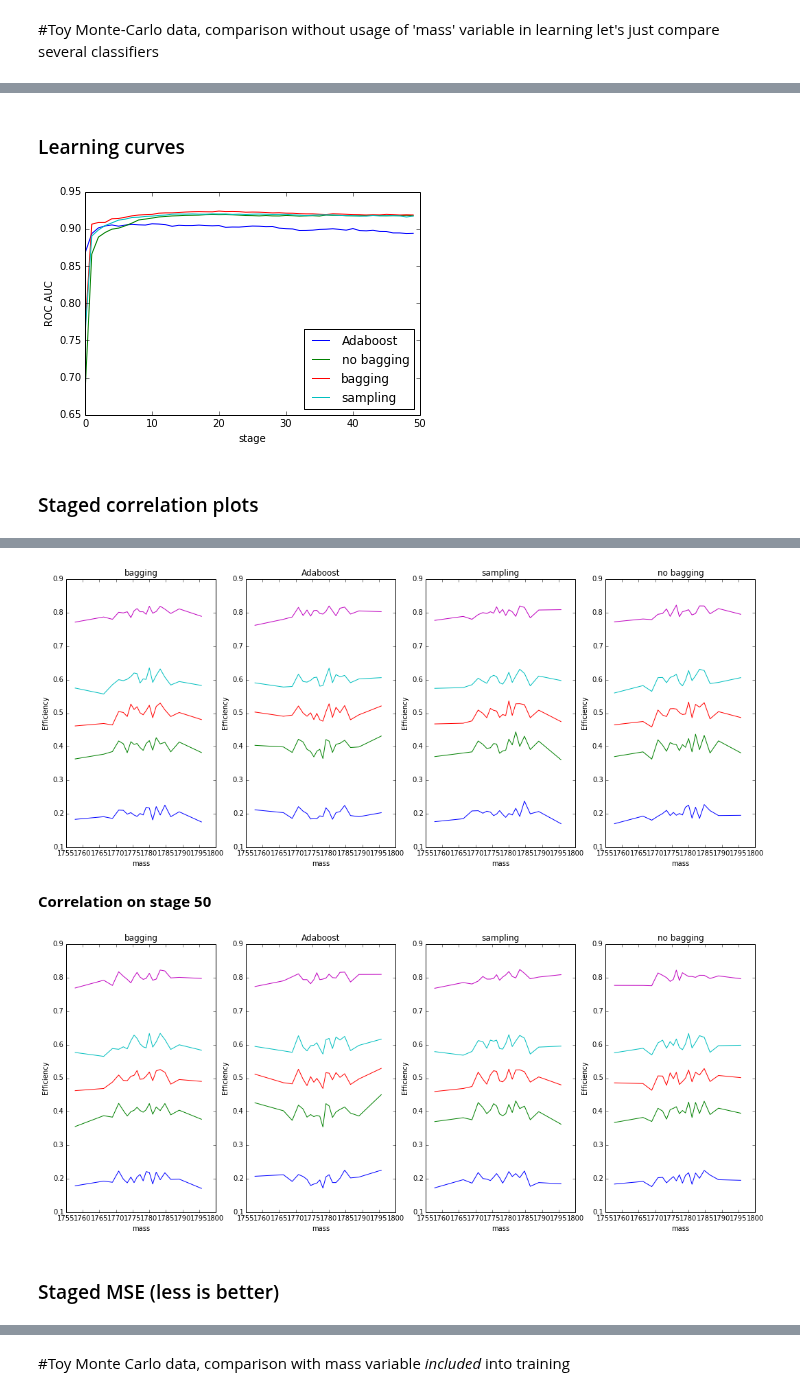
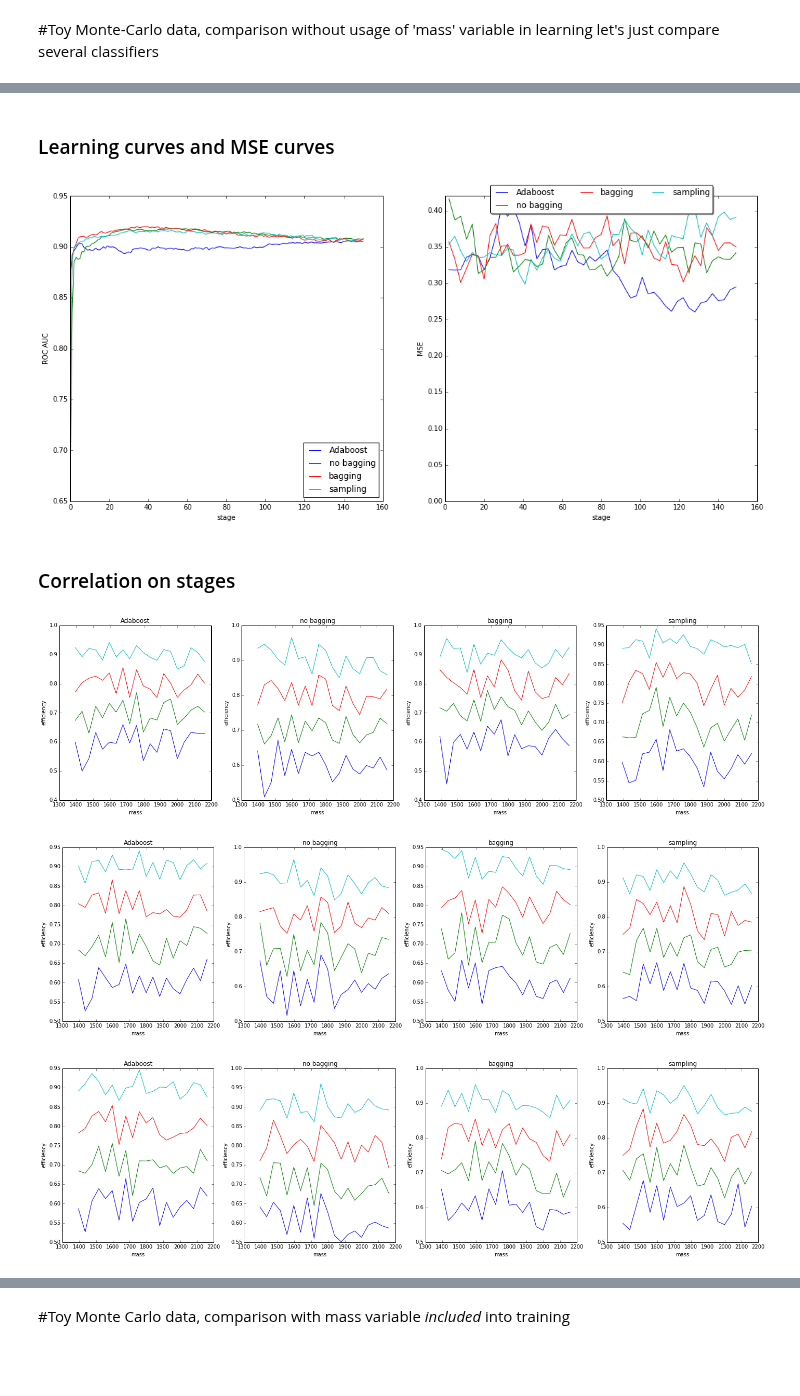
Before and after one commit to anaderi/lhcb_trigger_ml, a Jupyter notebook: IPythonWorkflow/uBoostClassifier.ipynb, the cells around one changed output, grey strips where cells are left out. Cells and saved outputs as stored; diff of their text form; code cells hidden in the pictures; blank space fills up the shorter version.

```diff
--- a/IPythonWorkflow/uBoostClassifier.ipynb
+++ b/IPythonWorkflow/uBoostClassifier.ipynb
@@ -79,3 +27,21 @@ def ShowResultsOnData(classifiers_dict, X, y, uniforming_variables, step=5):
+# %%
+def print_report(classifiers_dict, X, y, uniform_variables, stages=[50, 100, 150]):
+    """ This function prints some report:
+    draws correlation of efficiency along uniforming_variables after each 'step' stages,
+    outputs staged correlations, and builds resulting ROC curves
+    """
+    pred = classifiers_dict.test_on(X, y)
+
+    display_html("<h3>Learning curves and MSE curves</h3>", raw=True)
+    pred._strip_figure(2)
+    subplot(121), pred.learning_curves()
+    subplot(122), pred.mse_curves(uniform_variables).show()
+
+    display_html("<h3>Correlation on stages</h3>", raw=True)
+    pred.efficiency(uniform_variables, stages=stages).show()
+
+    display_html("<h3>ROC curves</h3>", raw=True)
+    pred.roc(stages=stages).show()
 # %% [markdown]
 #Experiments with gaussian distribution
 # %%
@@ -159,25 +111,28 @@ first, let's compare the behavior when 'mass' variable is included into training
 # there is Toy MonteCarlo file, which is included in repository, it is splitted into train and test
 inputDF = pandas.read_csv('datasets/ToyMC_blend_train_folds_0_nfolds_1.csv', sep='\t').dropna()
 
-y = inputDF['is_signal']
+y = numpy.array(inputDF['is_signal'])
 X = inputDF.drop(['is_signal'], axis = 1)
+# important - switching classes, we want to be efficient in background!
+y = 1 - y
 mc_trainX, mc_testX, mc_trainY, mc_testY = commonutils.my_train_test_split(X, y, train_size = 0.25)
 
 # Note there are different arguments of tree classifier, and one can play with them!
-# Or even use other base_classifiers
+# Or even use other classifiers
 mc_base_estimator = DecisionTreeClassifier(max_depth=3)
 
 non_mass_variables = [col for col in mc_trainX.columns if col != 'mass']
 mc1_args = {'uniform_variables': ['mass'],
-           'n_estimators': 50,
+           'n_estimators': n_estimators,
            'base_estimator': mc_base_estimator,
            'n_neighbors': 50,
            'efficiency_steps': 10}
 
-mc1_classifiers = OrderedDict()
+mc1_classifiers = reports.ClassifiersDict()
 
 mc1_classifiers['with mass']   = uBoostClassifier(bagging=False, **mc1_args)
 mc1_classifiers['without mass']= uBoostClassifier(bagging=False, train_variables=non_mass_variables, **mc1_args)
 
-reports.trainClassifiers(mc1_classifiers, mc_trainX, mc_trainY, ipc_profile=ipc_profile)
+mc1_classifiers.fit(mc_trainX, mc_trainY, ipc_profile=ipc_profile)
+pass
 # %% [output]
@@ -244,13 +180,14 @@ let's just compare several classifiers
 mc2_args = mc1_args.copy()
 mc2_args['train_variables'] = non_mass_variables
 
-mc2_classifiers = OrderedDict()
+mc2_classifiers = reports.ClassifiersDict()
 
 mc2_classifiers['Adaboost']   = HidingClassifier(train_variables=non_mass_variables,
-                                    base_estimator=AdaBoostClassifier(n_estimators=50, base_estimator=mc_base_estimator))
+                                    base_estimator=AdaBoostClassifier(n_estimators=n_estimators, base_estimator=mc_base_estimator))
 mc2_classifiers['no bagging'] = uBoostClassifier(bagging=False, **mc2_args)
 mc2_classifiers['bagging']    = uBoostClassifier(bagging=True, **mc2_args)
 mc2_classifiers['sampling']   = uBoostClassifier(bagging=0.6,  **mc2_args)
 
-reports.trainClassifiers(mc2_classifiers, mc_trainX, mc_trainY, ipc_profile=ipc_profile)
+mc2_classifiers.fit(mc_trainX, mc_trainY, ipc_profile=ipc_profile)
+pass
 # %% [output]
@@ -280,6 +195,9 @@ Staged correlation on signal (less is better)
 # %%
-ShowResultsOnData(mc2_classifiers, mc_testX, mc_testY, ['mass'], step=25)
+print_report(mc2_classifiers, mc_testX, mc_testY, ['mass'])
 # %% [output]
-Learning curves
+Learning curves and MSE curves
-[figure, old version]
+[figure, new version]
-Staged correlation plots
+Correlation on stages
+[figure, new version]
+[figure, new version]
+[figure, added]
@@ -287,4 +204,0 @@ Correlation on stage 25
-[figure, old version]
-Correlation on stage 50
-[figure, old version]
-Staged MSE (less is better)
```
Also changed, not shown: parts of 25 cells of this notebook.
